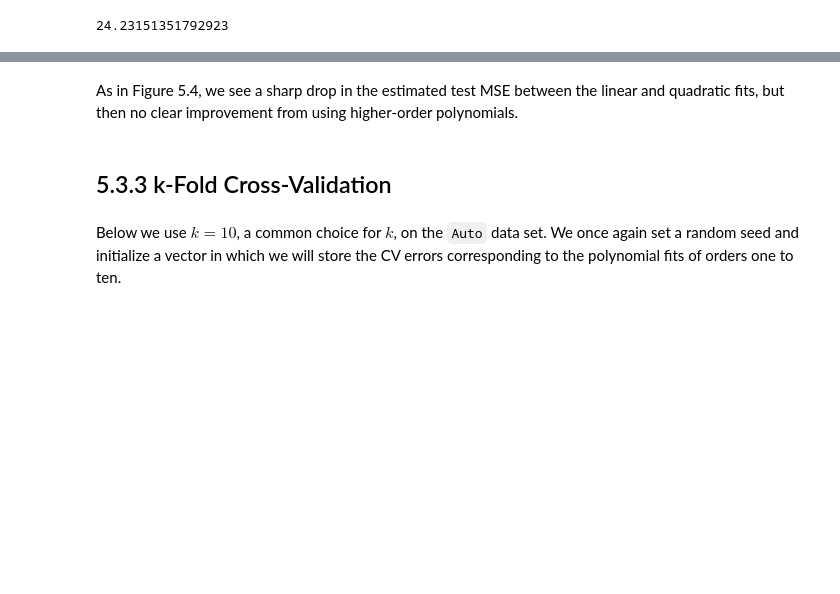
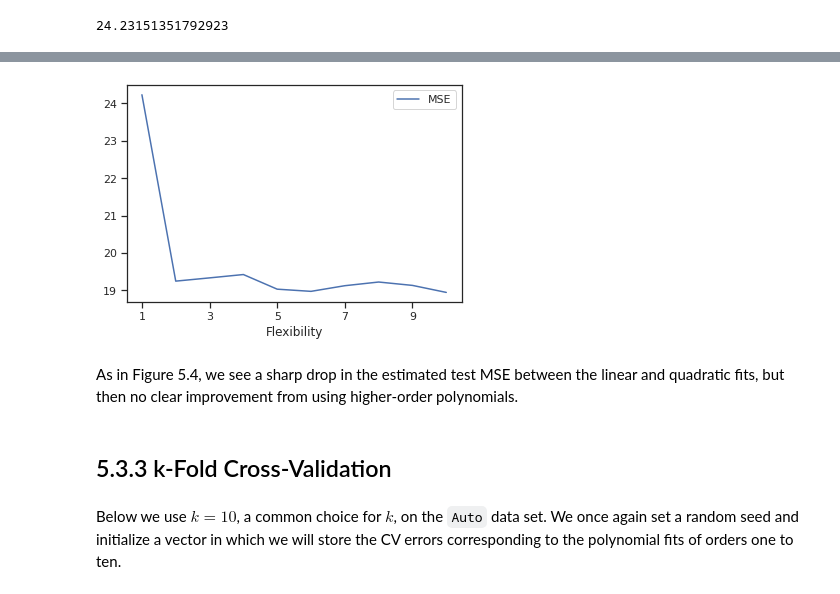
Before and after one commit to tvanzyl/ISL2_Python, a Jupyter notebook: Chapter_5_Lab.ipynb, the cells around one changed output, grey strips where cells are left out. Saved outputs shown, nothing was run; the diff lists cells and outputs as text; code cells hidden in the pictures; blank space fills up the shorter version.

```diff
--- a/Chapter_5_Lab.ipynb
+++ b/Chapter_5_Lab.ipynb
@@ -182,11 +171,8 @@ yield identical linear regression models. In this lab, we will  perform linear r
 # from sklearn.pipeline import Pipeline
 # %%
 # let us re-train the model in sklearn
-x = pd.DataFrame(Auto.horsepower)
-y = Auto.mpg
-
 model = LinearRegression()
-model.fit(x, y)
+model.fit(Auto.horsepower.to_frame(), Auto.mpg)
 print(model.intercept_)
 print(model.coef_)
 # %% [output]
@@ -195,7 +185,11 @@ print(model.coef_)
 # %%
-# loo use folds equal to # of observations. We could also choose other number of folds.
-k_fold = KFold(n_splits=x.shape[0])
-test = cross_val_score(model, x, y, cv=k_fold,  scoring = 'neg_mean_squared_error', n_jobs=-1)
+n_split = Auto.shape[0]
+test = cross_val_score(model,
+                       Auto.horsepower.to_frame(),
+                       Auto.mpg,
+                       cv=Auto.shape[0],
+                       scoring='neg_mean_squared_error',
+                       n_jobs=-1)
 print(np.mean(-test))
 # %% [output]
 24.23151351792923
@@ -206,13 +200,13 @@ We can repeat this procedure for increasingly complex polynomial fits.
 # %%
 # for higher order polynomial fit, we use pipline tool.
-# below shows how to fit an order 1 to 20 polynomial data and show the loo results
 # this step may take a few mins
 A = OrderedDict()
-n_split = x.shape[0]
-for porder in range(1, 21, 2):
+n_split = Auto.shape[0]
+for porder in range(1, 11, 1):
     model = Pipeline([('poly', PolynomialFeatures(degree=porder)), ('linear', LinearRegression())])
-    k_fold = KFold(n_splits=n_split) # loo use folds equal to # of observations
-    test = cross_val_score(model, x, y, cv=k_fold,  scoring = 'neg_mean_squared_error', n_jobs=-1)
+    test = cross_val_score(model,
+                           Auto.horsepower.to_frame(),
+                           Auto.mpg,
+                           cv=n_split,
+                           scoring='neg_mean_squared_error', n_jobs=-1)
     A[str(porder)] = np.mean(-test)
-
-print(A)
@@ -221,3 +226,7 @@ OrderedDict([('1', 24.231513517929226), ('3', 19.334984064131373), ('5', 19.0332
+# %%
+pd.DataFrame(A.values(), columns=['MSE'], index=pd.Index(A.keys(), name='Flexibility')).plot();
+# %% [output]
+[figure, added]
 # %% [markdown]
 As in Figure 5.4, we see a sharp drop in the estimated test MSE between the linear and quadratic fits, but then no clear improvement from using higher-order polynomials.
 # %% [markdown]
```
Also changed, not shown: parts of 30 cells of this notebook, 2 other files.
